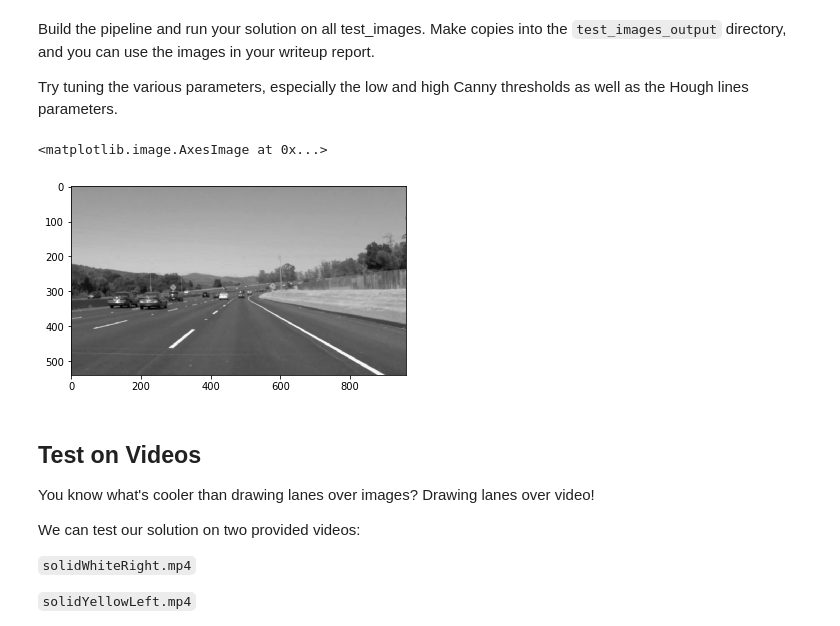
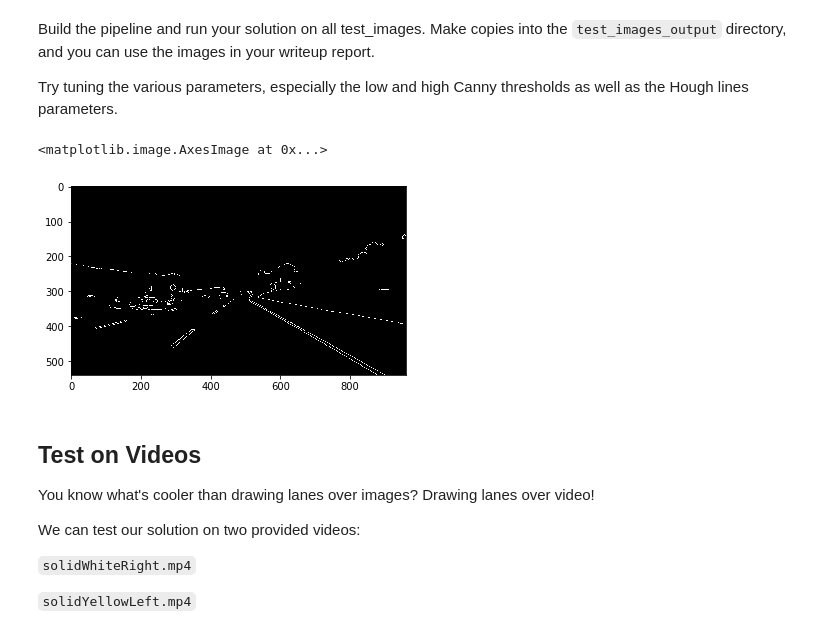
Before and after one commit to csilver2/CarND-LaneLines-P1, a Jupyter notebook: P1.ipynb, the cells around one changed output. Drawn from its saved outputs; the diff is of its cells as text; code cells hidden in the pictures.

Commit message:
Add Function canny to recognize edges in  working image.

```diff
--- a/P1.ipynb
+++ b/P1.ipynb
@@ -195,16 +195,17 @@ Try tuning the various parameters, especially the low and high Canny thresholds
 # %%
 # TODO: Build your pipeline that will draw lane lines on the test_images
 # then save them to the test_images directory.
 img = mpimg.imread('test_images/solidWhiteCurve.jpg')
 
 #functions
 gray = grayscale(img)
 blur = gaussian_blur(gray,5)
+edges = canny(blur, 100, 200)
 
-plt.imshow(blur, cmap='gray')
+plt.imshow(edges, cmap='Greys_r')
 # %% [output]
 <matplotlib.image.AxesImage at 0x...>
-[figure, old version]
+[figure, new version]
 # %% [markdown]
 ## Test on Videos
 
```
